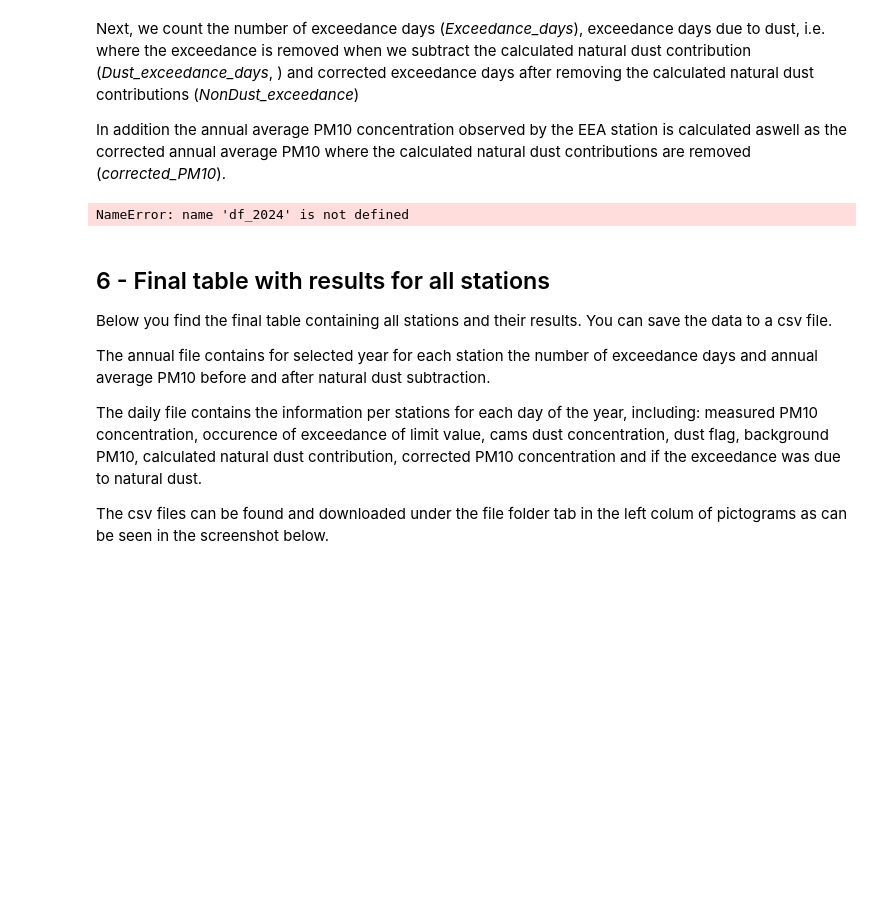
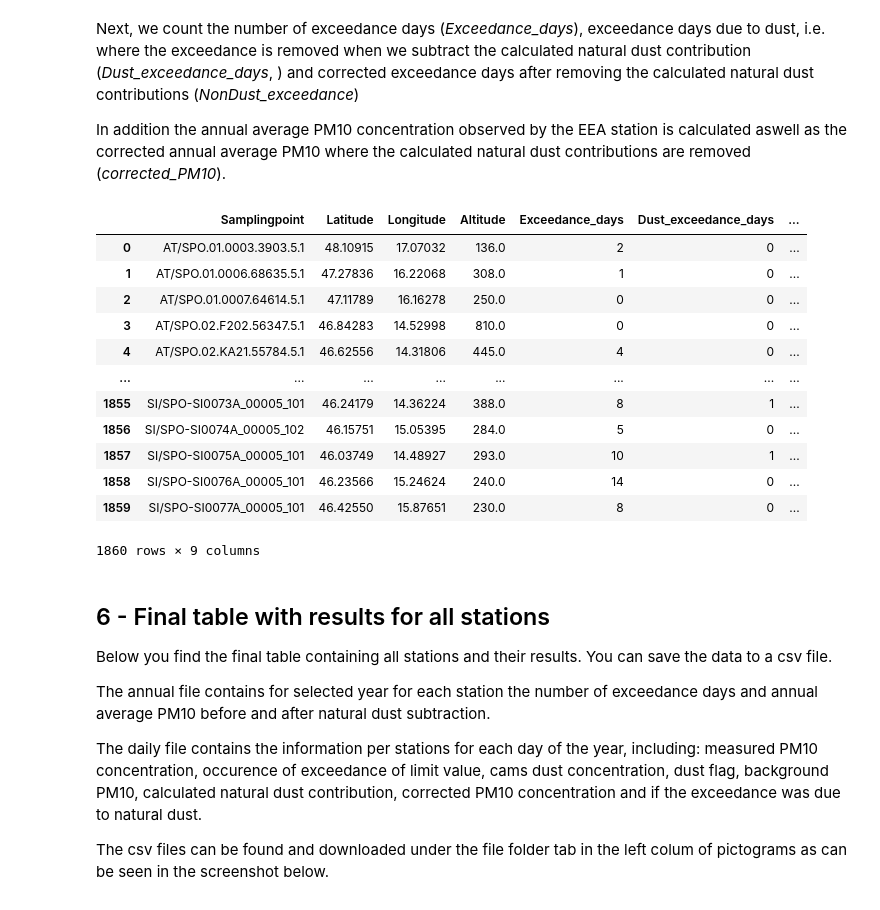
Before and after one commit to jessieaha/CAMS_dust_deduction_tool, a Jupyter notebook: Dust_deduction_tool_full.ipynb, the cells around one changed output. Saved outputs shown, nothing was run; the diff lists cells and outputs as text; code cells hidden in the pictures; blank space fills up the shorter version.

```diff
--- a/Dust_deduction_tool_full.ipynb
+++ b/Dust_deduction_tool_full.ipynb
@@ -527,6 +396,7 @@ For flexibility considering changes in future guidelines including different lim
 CAMS_dust_threshold         = 5         # unit: µg/m3
 PM10_daily_threshold        = 50        # 50 µg m-3
 Station_Temporal_coverage   = 65        # in % of temporal coverage per whole year for each EEA station
+Basline_MA_days             = 6         # how many neighboring days without dust should be considered
 ##################STOP Editing######################
 # %% [markdown]
 <a name="3"></a>
@@ -904,46 +850,58 @@ In addition the annual average PM10 concentration observed by the EEA station is
 # %%
 
 # Dust exceedance flag (observed exceeds but corrected does not)
-df_2024['Dust_exceedance'] = (
-    (df_2024['daily_mean']  > PM10_daily_threshold) &
-    (df_2024['corrected_PM10'] <= PM10_daily_threshold)
+df_target_year['Dust_exceedance'] = (
+    (df_target_year['daily_mean']  > PM10_daily_threshold) &
+    (df_target_year['corrected_PM10'] <= PM10_daily_threshold)
 )
 
 # One-pass aggregation per station. For metadata columns that should be constant per station,
 # we take 'first'. If they can vary, consider 'median' or a custom reducer.
 station_table = (
-    df_2024
+    df_target_year
     .groupby('Samplingpoint', as_index=False)
     .agg(
         # Station metadata (kept from obs_2024)
         Latitude=('Latitude', 'first'),
         Longitude=('Longitude', 'first'),
         Altitude=('Altitude', 'first'),
 
         # Metrics
         Exceedance_days=('Exceedance', 'sum'),
         Dust_exceedance_days=('Dust_exceedance', 'sum'),
         Average_PM10=('daily_mean', 'mean'),
         Average_PM10_dust_removed=('corrected_PM10', 'mean'),
     )
 )
 
 # Derived metric
 station_table['NonDust_exceedance'] = (
     station_table['Exceedance_days'] - station_table['Dust_exceedance_days']
 )
 
 # Optional: reorder columns for readability
 station_table = station_table[
     [
         'Samplingpoint', 'Latitude', 'Longitude', 'Altitude',
         'Exceedance_days', 'Dust_exceedance_days', 'NonDust_exceedance',
         'Average_PM10', 'Average_PM10_dust_removed'
     ]
 ]
 station_table
 # %% [output]
+|  | Samplingpoint | Latitude | Longitude | Altitude | Exceedance_days | Dust_exceedance_days | ... |
+| 0 | AT/SPO.01.0003.3903.5.1 | 48.10915 | 17.07032 | 136.0 | 2 | 0 | ... |
+| 1 | AT/SPO.01.0006.68635.5.1 | 47.27836 | 16.22068 | 308.0 | 1 | 0 | ... |
+| 2 | AT/SPO.01.0007.64614.5.1 | 47.11789 | 16.16278 | 250.0 | 0 | 0 | ... |
+| 3 | AT/SPO.02.F202.56347.5.1 | 46.84283 | 14.52998 | 810.0 | 0 | 0 | ... |
+| 4 | AT/SPO.02.KA21.55784.5.1 | 46.62556 | 14.31806 | 445.0 | 4 | 0 | ... |
+| ... | ... | ... | ... | ... | ... | ... | ... |
+| 1855 | SI/SPO-SI0073A_00005_101 | 46.24179 | 14.36224 | 388.0 | 8 | 1 | ... |
+| 1856 | SI/SPO-SI0074A_00005_102 | 46.15751 | 15.05395 | 284.0 | 5 | 0 | ... |
+| 1857 | SI/SPO-SI0075A_00005_101 | 46.03749 | 14.48927 | 293.0 | 10 | 1 | ... |
+| 1858 | SI/SPO-SI0076A_00005_101 | 46.23566 | 15.24624 | 240.0 | 14 | 0 | ... |
+| 1859 | SI/SPO-SI0077A_00005_101 | 46.42550 | 15.87651 | 230.0 | 8 | 0 | ... |
-NameError: name 'df_2024' is not defined
+1860 rows × 9 columns
 # %% [markdown]
 <a name="6"></a>
 ## 6 - Final table with results for all stations
```
Also changed, not shown: parts of 31 cells of this notebook.
